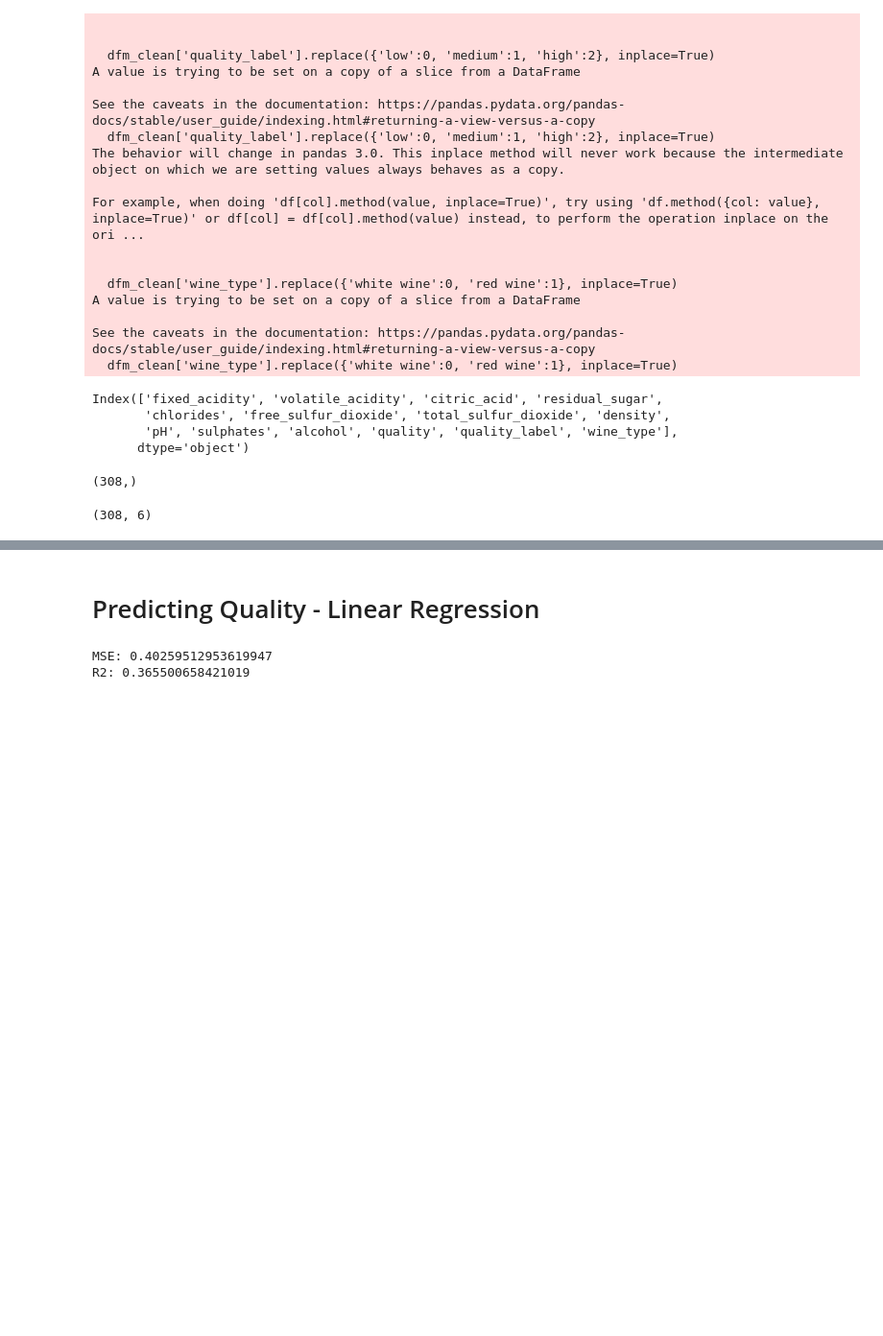
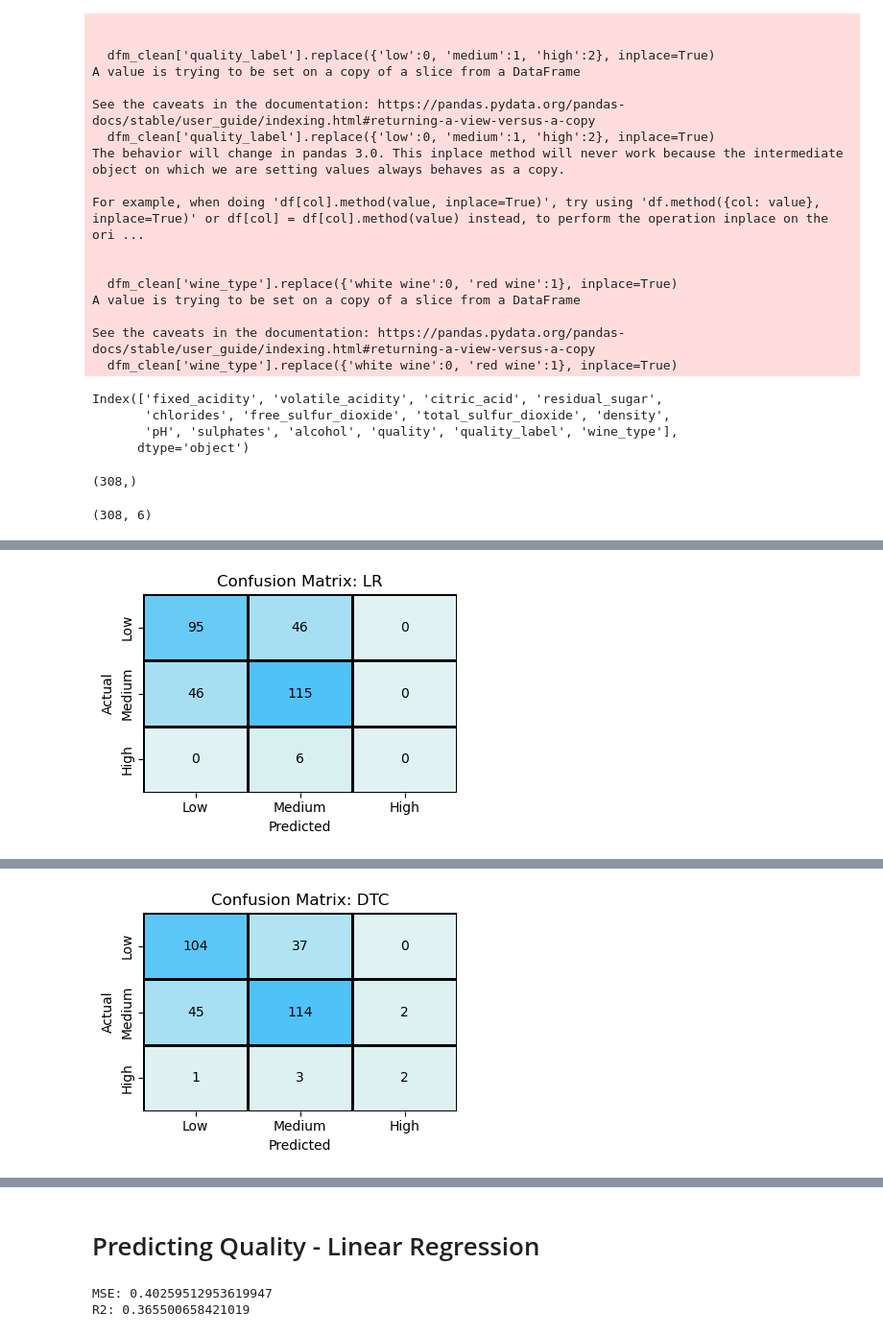
Before and after one commit to marcosmicozzi/Module01_Project02, a Jupyter notebook: m1p2s4_redwine.ipynb, the cells around one changed output, grey strips where cells are left out. Shown at 96% size. Drawn from its saved outputs; the diff is of its cells as text; code cells hidden in the pictures; blank space fills up the shorter version.

```diff
--- a/m1p2s4_redwine.ipynb
+++ b/m1p2s4_redwine.ipynb
@@ -1118,0 +301,12 @@ MLPC has Fair agreement
+# %%
+# data normalization with sklearn using RobustScaler
+from sklearn.preprocessing import RobustScaler
+
+# fit scaler on training data
+scaler = RobustScaler().fit(x_train)
+
+# transform training data
+x_train = scaler.transform(x_train)
+
+# transform testing data
+x_test = scaler.transform(x_test)
@@ -1118,0 +315,66 @@ MLPC has Fair agreement
+# %%
+models_list = ['LR', 'DTC', 'GNB', 'RF', 'SVC', 'KNC', 'MLPC']
+
+models = {
+    'LR': LogisticRegression(random_state=42, max_iter=100),
+    'DTC': DecisionTreeClassifier(random_state=42),
+    'GNB': GaussianNB(),
+    'RF': RandomForestClassifier(random_state=42),
+    'SVC': SVC(probability=True, random_state=42),  # set probability=True for roc_auc_score
+    'KNC': KNeighborsClassifier(),
+    'MLPC': MLPClassifier(random_state=42, max_iter=300),
+}
+
+kappa_scores = {}
+roc_auc_scores = {}
+
+for name, model in models.items():
+    print(f"Training {name}...")
+    model.fit(x_train, y_train)
+
+    preds = model.predict(x_test)
+    acc = accuracy_score(y_test, preds)
+    kappa = cohen_kappa_score(y_test, preds)
+
+    print(f"Accuracy for {name}: {acc:.4f}")
+    print(f"Cohen's Kappa for {name}: {kappa:.4f}")
+    print(classification_report(y_test, preds, target_names=["low", "medium", "high"]))
+    print('-------')
+
+    kappa_scores[name] = kappa
+
+    if hasattr(model, "predict_proba"):
+        probs = model.predict_proba(x_test)
+        try:
+            roc_auc = roc_auc_score(y_test, probs, multi_class='ovr')
+            print(f"ROC AUC for {name}: {roc_auc:.4f}")
+            roc_auc_scores[name] = roc_auc
+        except Exception as e:
+            print(f"Could not calculate ROC AUC for {name}: {e}")
+    else:
+        print(f"{name} does not support predict_proba, skipping ROC AUC.")
+
+    cm = confusion_matrix(y_test, preds)
+    cm_df = pd.DataFrame(cm, index=["Low", "Medium", "High"], columns=["Low", "Medium", "High"])
+
+    light_blues = LinearSegmentedColormap.from_list("light_blues", ["#E0F2F1", "#4FC3F7"])
+
+
+    plt.figure(figsize=(4, 3))
+    sns.heatmap(cm_df, annot=True, fmt='d', cmap=light_blues, cbar=False, linewidths=.8, linecolor='black', annot_kws={"color": "black"})
+    plt.title(f'Confusion Matrix: {name}')
+    plt.ylabel('Actual')
+    plt.xlabel('Predicted')
+    plt.tight_layout()
+    plt.show()
+
+    print('=====================')
+
+print("Summary of Cohen's Kappa scores:")
+for name, score in kappa_scores.items():
+    print(f"{name}: {score:.4f}")
+
+print("Summary of ROC AUC scores:")
+for name, score in roc_auc_scores.items():
+    print(f"{name}: {score:.4f}")
+# %% [output]
@@ -1118,0 +396 @@ MLPC has Fair agreement
+[figure, added]
@@ -1118,0 +413 @@ MLPC has Fair agreement
+[figure, added]
```
Also changed, not shown: parts of 59 cells of this notebook, 3 other files.
